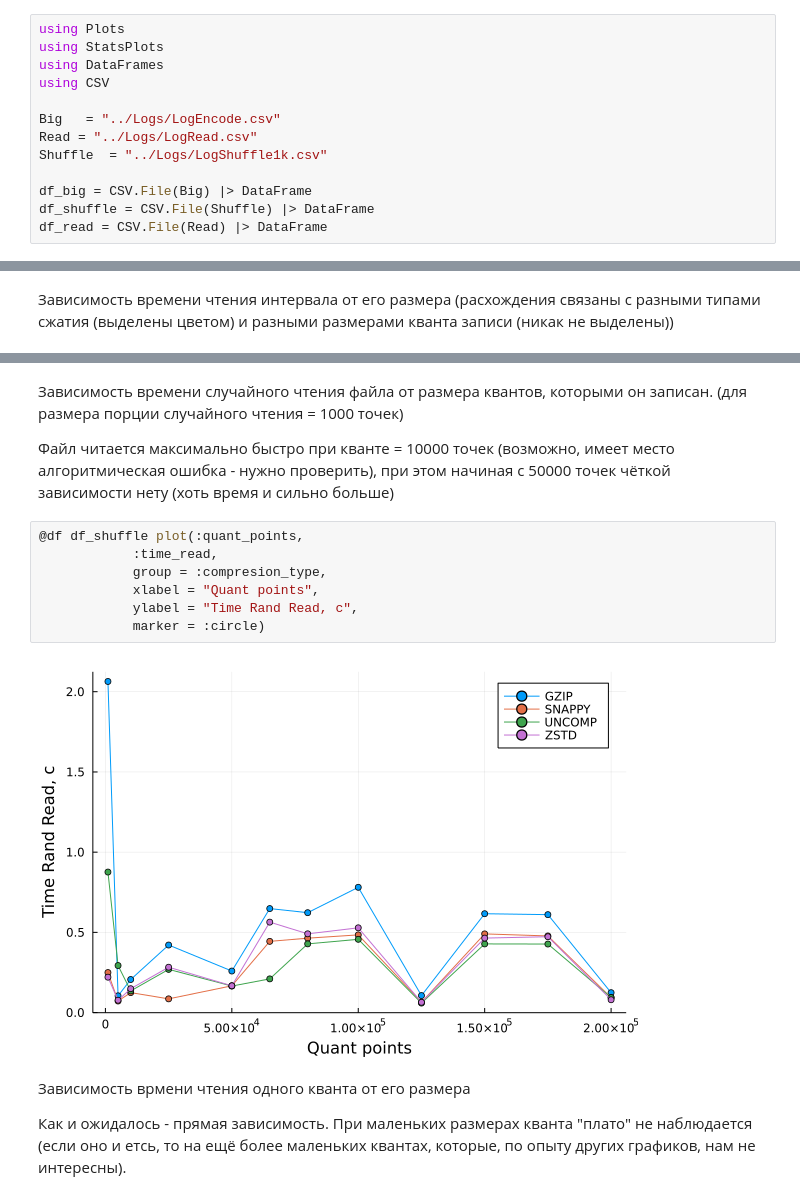
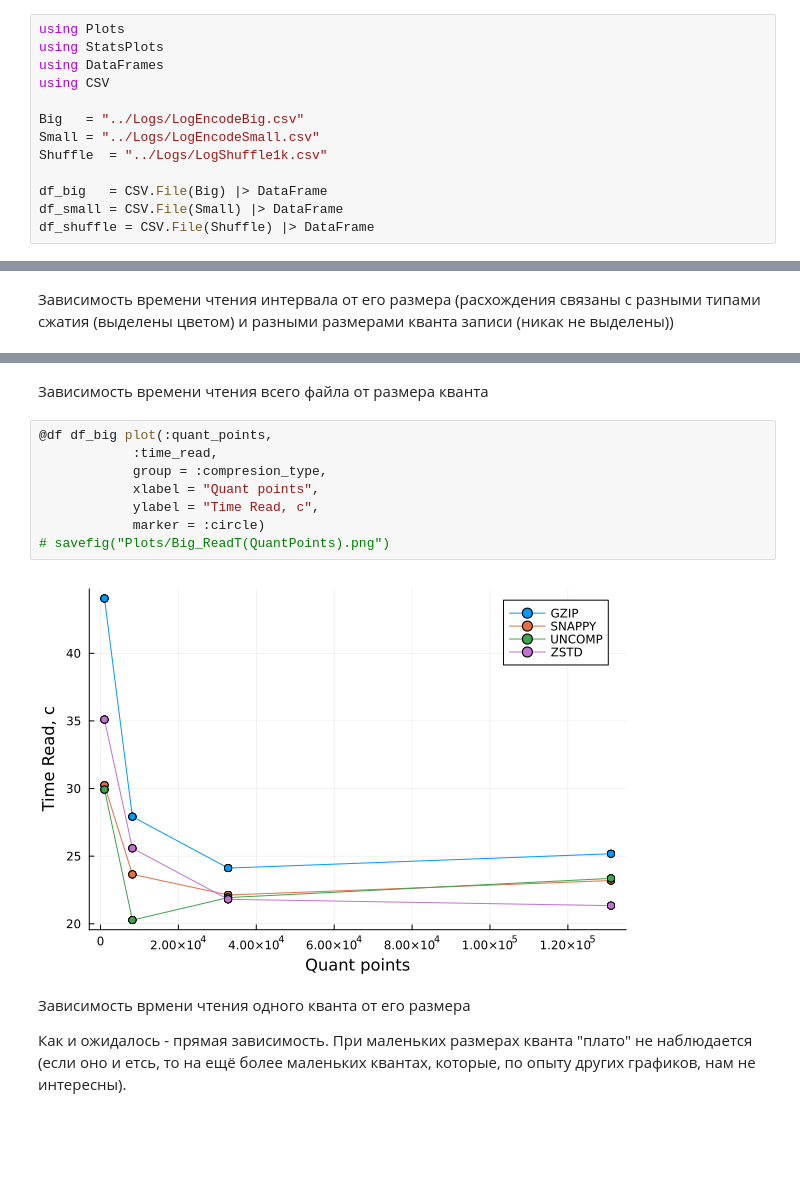
Before and after one commit to a-mikhaylov/file-formats-cpp, a Jupyter notebook: scripts/SavePlots.ipynb, the cells around one changed output, grey strips where cells are left out. Cells and saved outputs as stored; diff of their text form; blank space fills up the shorter version.

```diff
--- a/scripts/SavePlots.ipynb
+++ b/scripts/SavePlots.ipynb
@@ -6,10 +6,10 @@ using StatsPlots
 using DataFrames
 using CSV
 
-Big   = "../Logs/LogEncode.csv"
-Read = "../Logs/LogRead.csv"
+Big   = "../Logs/LogEncodeBig.csv"
+Small = "../Logs/LogEncodeSmall.csv"
 Shuffle  = "../Logs/LogShuffle1k.csv"
 
-df_big = CSV.File(Big) |> DataFrame
+df_big   = CSV.File(Big) |> DataFrame
+df_small = CSV.File(Small) |> DataFrame
 df_shuffle = CSV.File(Shuffle) |> DataFrame
-df_read = CSV.File(Read) |> DataFrame
@@ -56,16 +77,15 @@ df_read = CSV.File(Read) |> DataFrame
-# %% [markdown]
-Зависимость времени случайного чтения файла от размера квантов, которыми он записан. (для размера порции случайного чтения = 1000 точек)
-
-Файл читается максимально быстро при кванте = 10000 точек (возможно, имеет место алгоритмическая ошибка - нужно проверить), при этом начиная с 50000 точек чёткой зависимости нету (хоть время и сильно больше)
+# %% [markdown]
+Зависимость времени чтения всего файла от размера кванта
 # %%
-@df df_shuffle plot(:quant_points,
+@df df_big plot(:quant_points,
             :time_read,
             group = :compresion_type,
             xlabel = "Quant points",
-            ylabel = "Time Rand Read, c",
+            ylabel = "Time Read, c",
             marker = :circle)
+# savefig("Plots/Big_ReadT(QuantPoints).png")
 # %% [output]
-[figure, old version]
+[figure, new version]
 # %% [markdown]
 Зависимость врмени чтения одного кванта от его размера
 
```
Also changed, not shown: parts of 5 cells of this notebook, 9 other files.
